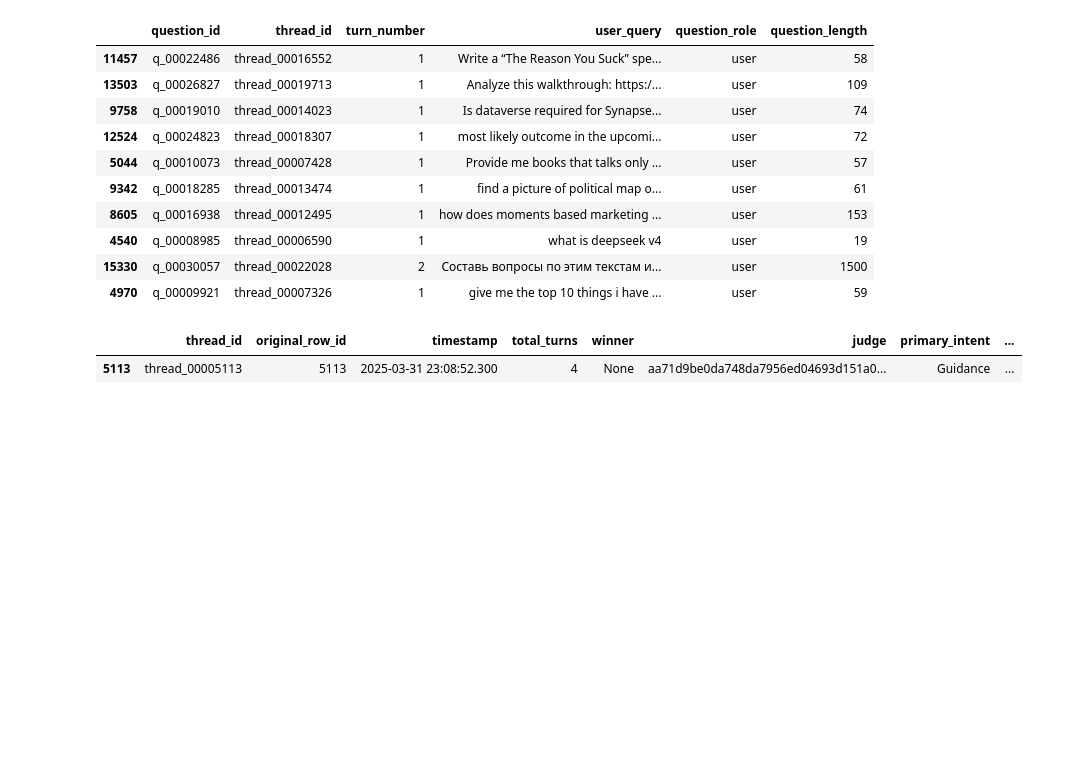
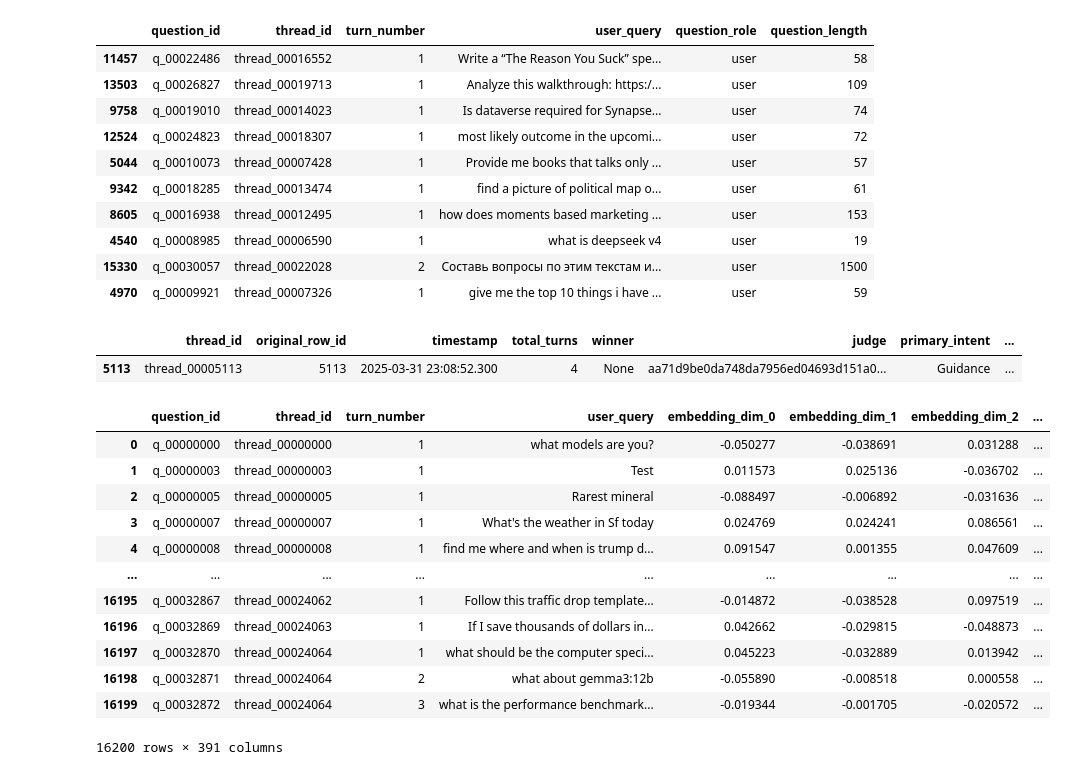
Before and after one commit to yang3kc/ai_search_arena, a Jupyter notebook: notebooks/questions_explore.ipynb, the cells around one changed output. Cells and saved outputs as stored; diff of their text form; code cells hidden in the pictures; blank space fills up the shorter version.

```diff
--- a/notebooks/questions_explore.ipynb
+++ b/notebooks/questions_explore.ipynb
@@ -265,3 +265,21 @@ thread_df.query("thread_id == 'thread_00005113'")
 # %% [output]
 |  | thread_id | original_row_id | timestamp | total_turns | winner | judge | primary_intent | ... |
 | 5113 | thread_00005113 | 5113 | 2025-03-31 23:08:52.300 | 4 | None | aa71d9be0da748da7956ed04693d151a0... | Guidance | ... |
+# %%
+embedding_df = pd.read_parquet("../data/intermediate/question_analysis/question_embeddings.parquet")
+# %%
+embedding_df
+# %% [output]
+|  | question_id | thread_id | turn_number | user_query | embedding_dim_0 | embedding_dim_1 | embedding_dim_2 | ... |
+| 0 | q_00000000 | thread_00000000 | 1 | what models are you? | -0.050277 | -0.038691 | 0.031288 | ... |
+| 1 | q_00000003 | thread_00000003 | 1 | Test | 0.011573 | 0.025136 | -0.036702 | ... |
+| 2 | q_00000005 | thread_00000005 | 1 | Rarest mineral | -0.088497 | -0.006892 | -0.031636 | ... |
+| 3 | q_00000007 | thread_00000007 | 1 | What's the weather in Sf today | 0.024769 | 0.024241 | 0.086561 | ... |
+| 4 | q_00000008 | thread_00000008 | 1 | find me where and when is trump d... | 0.091547 | 0.001355 | 0.047609 | ... |
+| ... | ... | ... | ... | ... | ... | ... | ... | ... |
+| 16195 | q_00032867 | thread_00024062 | 1 | Follow this traffic drop template... | -0.014872 | -0.038528 | 0.097519 | ... |
+| 16196 | q_00032869 | thread_00024063 | 1 | If I save thousands of dollars in... | 0.042662 | -0.029815 | -0.048873 | ... |
+| 16197 | q_00032870 | thread_00024064 | 1 | what should be the computer speci... | 0.045223 | -0.032889 | 0.013942 | ... |
+| 16198 | q_00032871 | thread_00024064 | 2 | what about gemma3:12b | -0.055890 | -0.008518 | 0.000558 | ... |
+| 16199 | q_00032872 | thread_00024064 | 3 | what is the performance benchmark... | -0.019344 | -0.001705 | -0.020572 | ... |
+16200 rows × 391 columns
```
Also changed, not shown: 3 other files.
